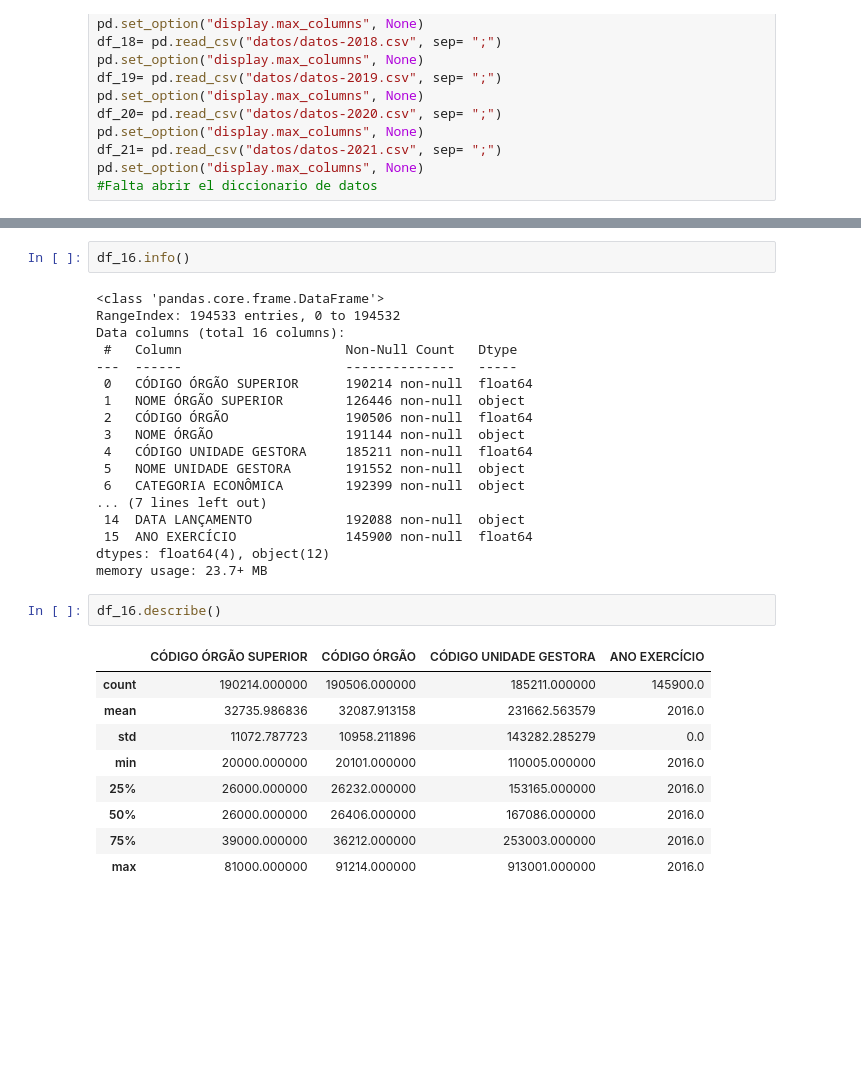
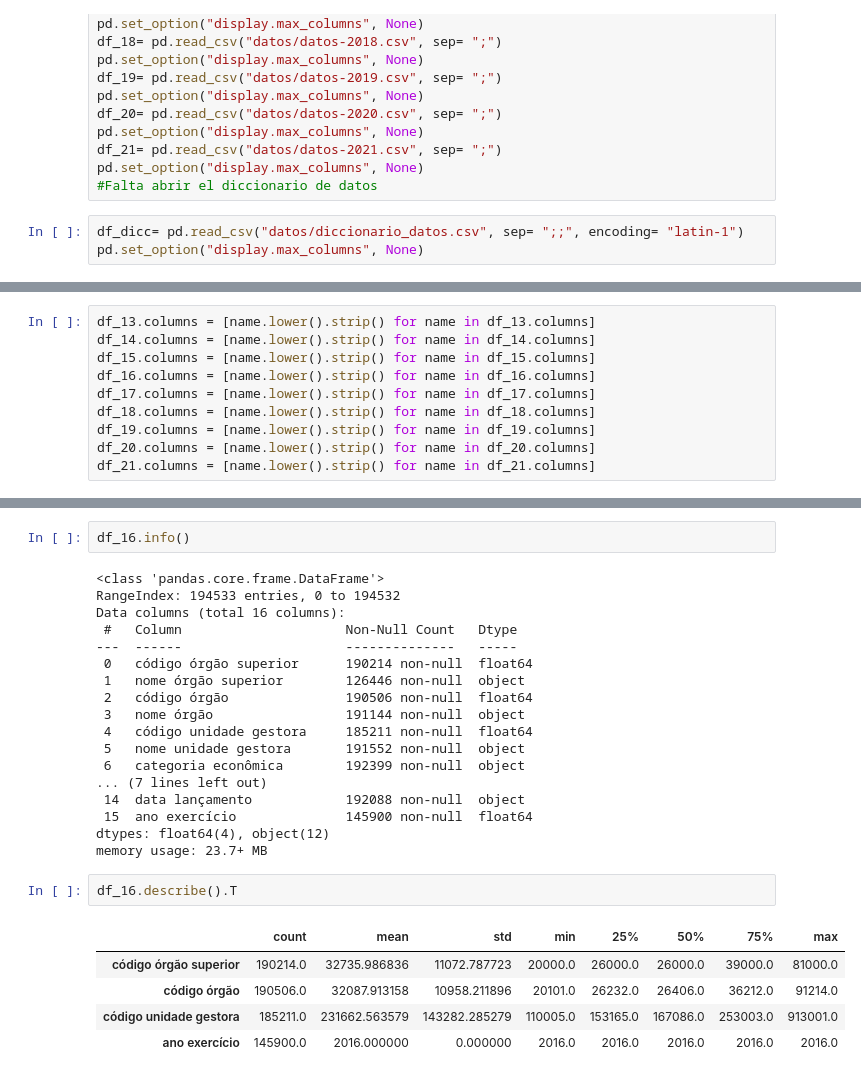
Before and after one commit to jgilsu11/Proyecto2-EDA-Ingresos-Brasil, a Jupyter notebook: EDAs indv.ipynb, the cells around one changed output, grey strips where cells are left out. Cells and saved outputs as stored; diff of their text form; blank space fills up the shorter version.

```diff
--- a/EDAs indv.ipynb
+++ b/EDAs indv.ipynb
@@ -21,3 +22,6 @@ pd.set_option("display.max_columns", None)
 df_21= pd.read_csv("datos/datos-2021.csv", sep= ";")
 pd.set_option("display.max_columns", None)
 #Falta abrir el diccionario de datos
+# %%
+df_dicc= pd.read_csv("datos/diccionario_datos.csv", sep= ";;", encoding= "latin-1")
+pd.set_option("display.max_columns", None)
@@ -23,0 +48,10 @@ pd.set_option("display.max_columns", None)
+# %%
+df_13.columns = [name.lower().strip() for name in df_13.columns]
+df_14.columns = [name.lower().strip() for name in df_14.columns]
+df_15.columns = [name.lower().strip() for name in df_15.columns]
+df_16.columns = [name.lower().strip() for name in df_16.columns]
+df_17.columns = [name.lower().strip() for name in df_17.columns]
+df_18.columns = [name.lower().strip() for name in df_18.columns]
+df_19.columns = [name.lower().strip() for name in df_19.columns]
+df_20.columns = [name.lower().strip() for name in df_20.columns]
+df_21.columns = [name.lower().strip() for name in df_21.columns]
@@ -125,30 +328,26 @@ RangeIndex: 194533 entries, 0 to 194532
 Data columns (total 16 columns):
  #   Column                     Non-Null Count   Dtype
 ---  ------                     --------------   -----
- 0   CÓDIGO ÓRGÃO SUPERIOR      190214 non-null  float64
- 1   NOME ÓRGÃO SUPERIOR        126446 non-null  object
- 2   CÓDIGO ÓRGÃO               190506 non-null  float64
- 3   NOME ÓRGÃO                 191144 non-null  object
- 4   CÓDIGO UNIDADE GESTORA     185211 non-null  float64
- 5   NOME UNIDADE GESTORA       191552 non-null  object
- 6   CATEGORIA ECONÔMICA        192399 non-null  object
+ 0   código órgão superior      190214 non-null  float64
+ 1   nome órgão superior        126446 non-null  object
+ 2   código órgão               190506 non-null  float64
+ 3   nome órgão                 191144 non-null  object
+ 4   código unidade gestora     185211 non-null  float64
+ 5   nome unidade gestora       191552 non-null  object
+ 6   categoria econômica        192399 non-null  object
 ... (7 lines left out)
- 14  DATA LANÇAMENTO            192088 non-null  object
- 15  ANO EXERCÍCIO              145900 non-null  float64
+ 14  data lançamento            192088 non-null  object
+ 15  ano exercício              145900 non-null  float64
 dtypes: float64(4), object(12)
 memory usage: 23.7+ MB
 # %%
-df_16.describe()
+df_16.describe().T
 # %% [output]
-|  | CÓDIGO ÓRGÃO SUPERIOR | CÓDIGO ÓRGÃO | CÓDIGO UNIDADE GESTORA | ANO EXERCÍCIO |
-| count | 190214.000000 | 190506.000000 | 185211.000000 | 145900.0 |
-| mean | 32735.986836 | 32087.913158 | 231662.563579 | 2016.0 |
-| std | 11072.787723 | 10958.211896 | 143282.285279 | 0.0 |
-| min | 20000.000000 | 20101.000000 | 110005.000000 | 2016.0 |
-| 25% | 26000.000000 | 26232.000000 | 153165.000000 | 2016.0 |
-| 50% | 26000.000000 | 26406.000000 | 167086.000000 | 2016.0 |
-| 75% | 39000.000000 | 36212.000000 | 253003.000000 | 2016.0 |
-| max | 81000.000000 | 91214.000000 | 913001.000000 | 2016.0 |
+|  | count | mean | std | min | 25% | 50% | 75% | max |
+| código órgão superior | 190214.0 | 32735.986836 | 11072.787723 | 20000.0 | 26000.0 | 26000.0 | 39000.0 | 81000.0 |
+| código órgão | 190506.0 | 32087.913158 | 10958.211896 | 20101.0 | 26232.0 | 26406.0 | 36212.0 | 91214.0 |
+| código unidade gestora | 185211.0 | 231662.563579 | 143282.285279 | 110005.0 | 153165.0 | 167086.0 | 253003.0 | 913001.0 |
+| ano exercício | 145900.0 | 2016.000000 | 0.000000 | 2016.0 | 2016.0 | 2016.0 | 2016.0 | 2016.0 |
 # %%
 df_17.info()
 # %% [output]
```
Also changed, not shown: parts of 37 cells of this notebook.
